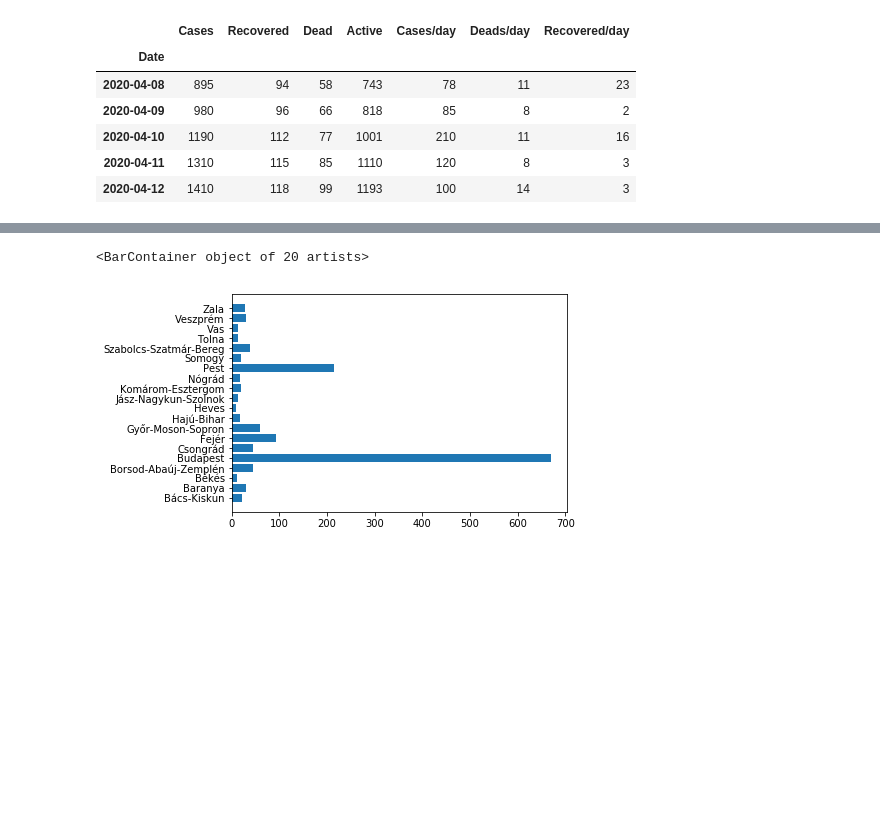
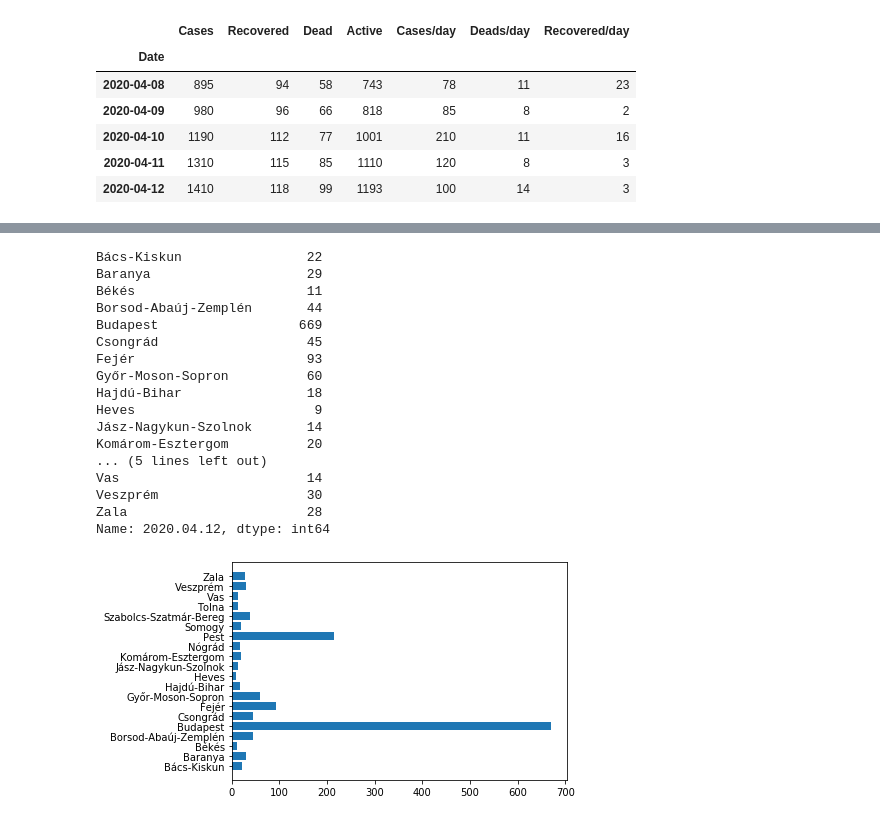
Before and after one commit to mollac/CoVid-19, a Jupyter notebook: corona.ipynb, the cells around one changed output, grey strips where cells are left out. Cells and saved outputs as stored; diff of their text form; code cells hidden in the pictures; blank space fills up the shorter version.

```diff
--- a/corona.ipynb
+++ b/corona.ipynb
@@ -253,10 +253,27 @@ if the_country == 'Hungary':
 # %%
 url = 'korona_megyei.csv'
 df = pd.read_csv(url, sep=';')
 df = df.set_index('Dátum', drop = True)
-megyek = list(df.columns)
 df = df.T.iloc[:,-1]
+df.columns = ['eset']
 plt.barh(df.index, df)
+df
 # %% [output]
-<BarContainer object of 20 artists>
+Bács-Kiskun                22
+Baranya                    29
+Békés                      11
+Borsod-Abaúj-Zemplén       44
+Budapest                  669
+Csongrád                   45
+Fejér                      93
+Győr-Moson-Sopron          60
+Hajdú-Bihar                18
+Heves                       9
+Jász-Nagykun-Szolnok       14
+Komárom-Esztergom          20
+... (5 lines left out)
+Vas                        14
+Veszprém                   30
+Zala                       28
+Name: 2020.04.12, dtype: int64
-[figure, old version]
+[figure, new version]
```
Also changed, not shown: parts of 4 cells of this notebook, 2 other files.
